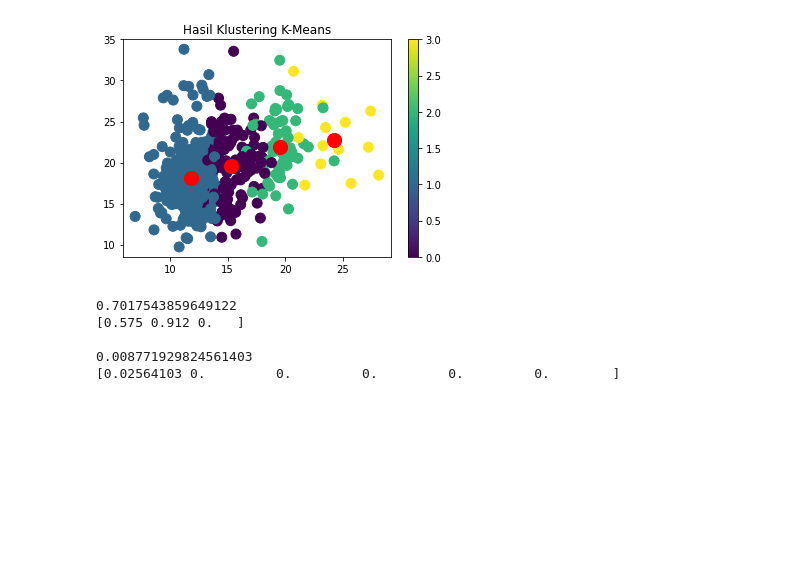
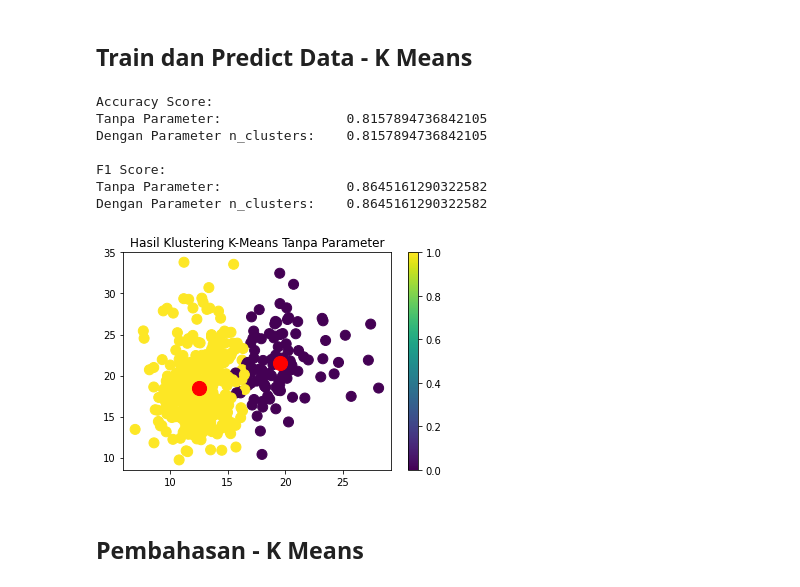
Before and after one commit to grevicoc/Tucil-ML-1, a Jupyter notebook: ML - Tucil 1.ipynb, the cells around one changed output. Saved outputs shown, nothing was run; the diff lists cells and outputs as text; code cells hidden in the pictures; blank space fills up the shorter version.

```diff
--- a/ML - Tucil 1.ipynb
+++ b/ML - Tucil 1.ipynb
@@ -100,57 +143,47 @@ ImportError: cannot import name 'six' from 'sklearn.externals' (e:\programming\p
+# %% [markdown]
+## Train dan Predict Data - K Means
 # %%
-'''Breast Cancer - K Means'''
+#train data tanpa param tambahan
+clf = KMeans(n_clusters=2, random_state=42)
+clf_train = clf.fit(X_train, y_train)
 
-from sklearn.datasets import load_breast_cancer
-from sklearn.model_selection import train_test_split
-from sklearn.cluster import KMeans
-from sklearn import metrics
-import matplotlib.pyplot as plt
+#train data dengan param tambahan
+clf_param = KMeans(n_clusters=2, init="random", random_state=42)
+clf_param_train = clf_param.fit(X_train, y_train)
 
-#Load Data
-breast_cancer = load_breast_cancer()
-X, y = load_breast_cancer(return_X_y=True)
-X_train, X_test, y_train, y_test = train_test_split(X, y, test_size=0.2, random_state=0)
-# print(str(len(X_train))+ ", "+ str(len(X_test)))
+#predict Result
+clf_test = clf_train.predict(X_test)
+clf_param_test = clf_param_train.predict(X_test)
 
-#Train Data
-clf = KMeans(n_clusters=4, random_state=0)  #n_clusters 4
-clf_complete = KMeans(random_state=0)  #n_clusters not defined, default 8
-clf_train = clf.fit(X_train, y_train)
-clf_complete_train = clf_complete.fit(X_train, y_train)
+#accuracy Score
+print("Accuracy Score:")
+print("Tanpa Parameter:\t\t" + str(metrics.accuracy_score(y_test, clf_test)))
+print("Dengan Parameter init:\t" + str(metrics.accuracy_score(y_test, clf_param_test)))
 
-#Predict Result
-clf_test = clf_train.predict(X_test)
-clf_complete_test = clf_complete_train.predict(X_test)
+print()
 
-#Modelling Tree
-# fig = plt.figure(figsize=(25,20))
-# _ = tree.plot_tree(clf_train,
-#                    feature_names=load_breast_cancer().feature_names,
-#                    class_names=load_breast_cancer().target_names,
-#                    filled=True)
-# model = tree.export_text(clf_train, feature_names=load_breast_cancer().feature_names)
-# print(model)
+#f1 Score
+print("F1 Score:")
+print("Tanpa Parameter:\t\t" + str(metrics.f1_score(y_test, clf_test)))
+print("Dengan Parameter init:\t" + str(metrics.f1_score(y_test, clf_param_test)))
+
+print()
+
+#Modelling
 output = plt.scatter(X_train[:,0], X_train[:,1], s = 100, c = clf.labels_, marker = 'o', alpha = 1, )
 centers = clf_train.cluster_centers_
 plt.scatter(centers[:,0], centers[:,1], c='red', s=200, alpha=1 , marker='o');
-plt.title("Hasil Klustering K-Means")
+plt.title("Hasil Klustering K-Means Tanpa Parameter")
 plt.colorbar (output)
 plt.show()
-
-#Accuracy Score
-#n_clusters 2
-print(metrics.accuracy_score(y_test, clf_test))
-print(metrics.f1_score(y_test, clf_test, average=None))
-
-print()
-
-#n_clusters not defined
-print(metrics.accuracy_score(y_test, clf_complete_test))
-print(metrics.f1_score(y_test, clf_complete_test, average=None))
 # %% [output]
+Accuracy Score:
+Tanpa Parameter:                0.8157894736842105
+Dengan Parameter n_clusters:    0.8157894736842105
+
+F1 Score:
+Tanpa Parameter:                0.8645161290322582
+Dengan Parameter n_clusters:    0.8645161290322582
-[figure, old version]
+[figure, new version]
-0.7017543859649122
-[0.575 0.912 0.   ]
-
-0.008771929824561403
-[0.02564103 0.         0.         0.         0.         0.        ]
+# %% [markdown]
+## Pembahasan - K Means
```
Also changed, not shown: parts of 27 cells of this notebook, 2 other files.
